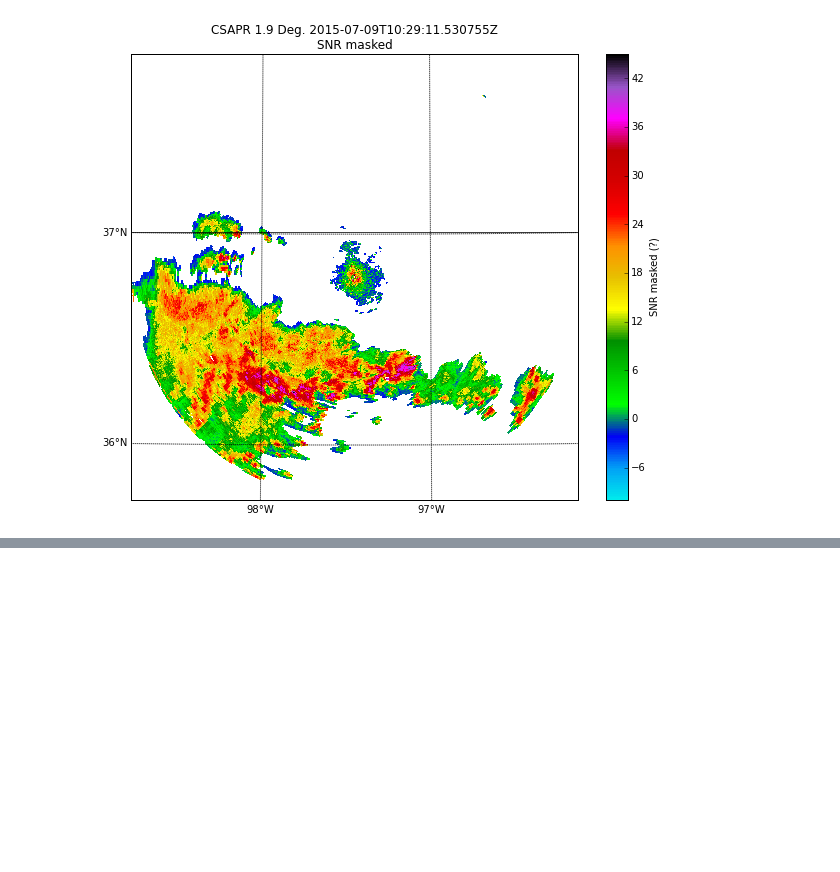
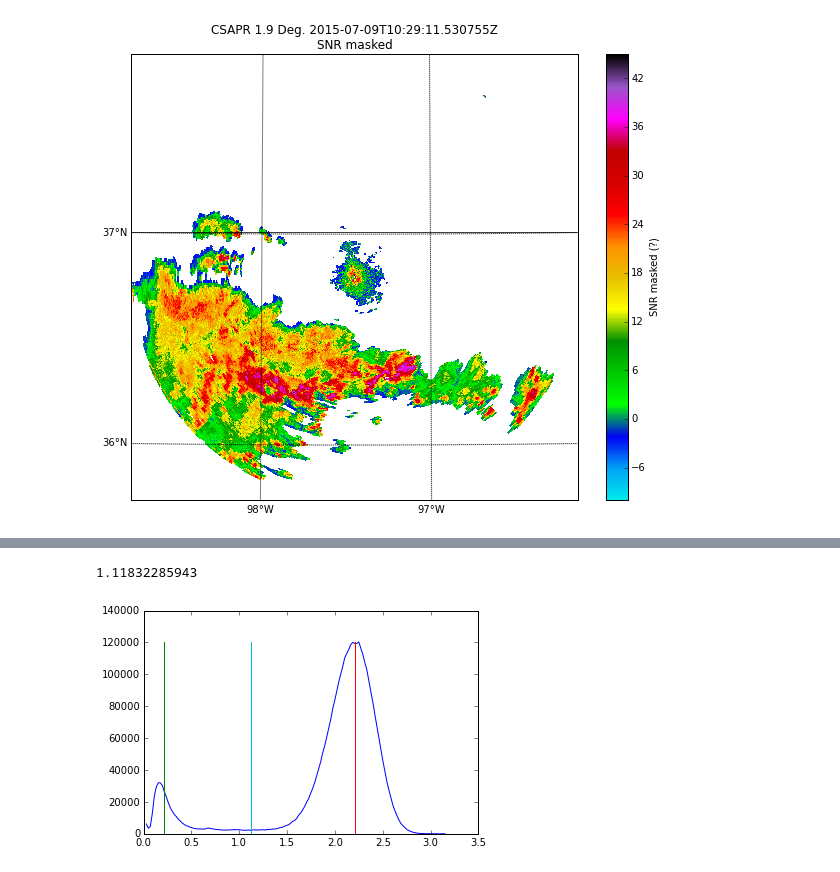
Before and after one commit to ANL-DIGR/openvap, a Jupyter notebook: development/cmac2/notebooks/Testing complex plane texture calculations .ipynb, the cells around one changed output, grey strips where cells are left out. Saved outputs shown, nothing was run; the diff lists cells and outputs as text; code cells hidden in the pictures; blank space fills up the shorter version.

```diff
--- a/development/cmac2/notebooks/Testing complex plane texture calculations .ipynb
+++ b/development/cmac2/notebooks/Testing complex plane texture calculations .ipynb
@@ -92,0 +135,18 @@ def noise_statistics(radar):
+# %%
+n, bins = np.histogram(filtered_data.flatten(), bins = 150)
+peaks = scipy.signal.find_peaks_cwt(n, np.array([10]))
+centers = bins[0:-1] + (bins[1] - bins[0])
+search_data = n[peaks[0]:peaks[1]]
+search_centers = centers[peaks[0]:peaks[1]]
+locs = search_data.argsort()
+location_of_minima = locs[0]
+plt.plot(centers, n)
+zmax = n.max()
+plt.plot([centers[peaks[0]], centers[peaks[0]]], [0, zmax])
+plt.plot([centers[peaks[1]], centers[peaks[1]]], [0, zmax])
+plt.plot([search_centers[location_of_minima], search_centers[location_of_minima]], [0, zmax])
+noise_threshold = search_centers[locs[0]]
+print(noise_threshold)
+# %% [output]
+1.11832285943
+[figure, added]
```
Also changed, not shown: parts of 11 cells of this notebook.
